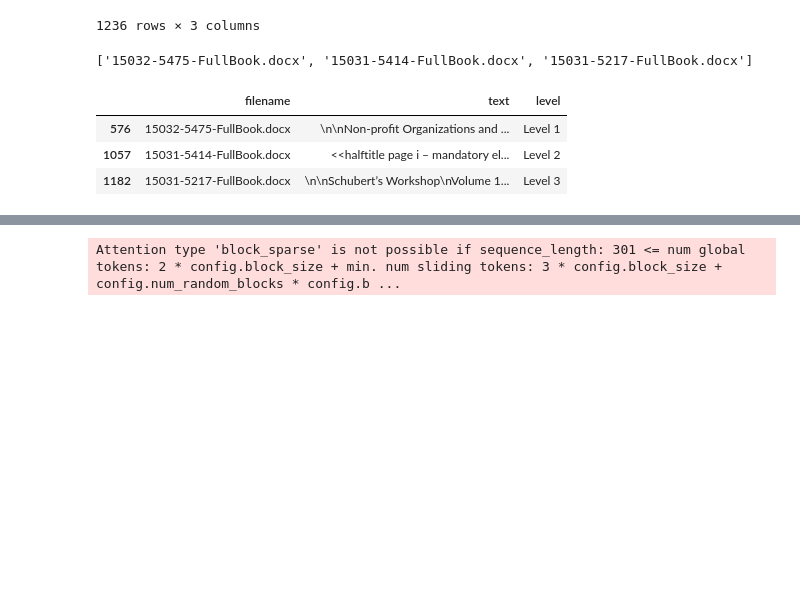
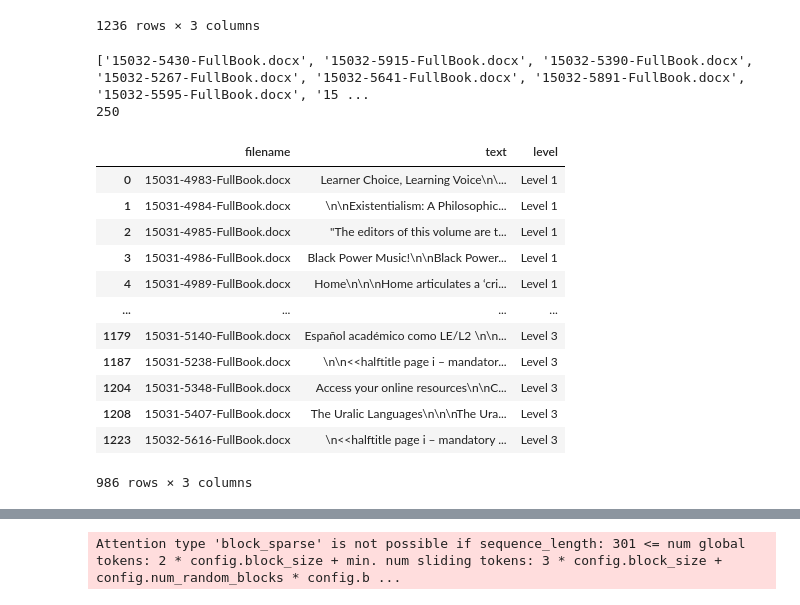
Before and after one commit to RiteshSoulpageGit/ritesh_manchikanti, a Jupyter notebook: Bigbird/inference.ipynb, the cells around one changed output, grey strips where cells are left out. Saved outputs shown, nothing was run; the diff lists cells and outputs as text; code cells hidden in the pictures; blank space fills up the shorter version.

```diff
--- a/Bigbird/inference.ipynb
+++ b/Bigbird/inference.ipynb
@@ -12,7 +12,7 @@ from transformers import AutoTokenizer, AutoModelForSequenceClassification
 # from typing import list
 # %%
 # Data_csv = pd.read_csv("/home/ubuntu/working_directory/Bert_experimentation/new_dataframe_50000_100000.csv")
-Data_csv = pd.read_csv("/home/ubuntu/cat_poc/llms/final_data.csv")
+Data_csv = pd.read_csv("/home/ubuntu/ritesh_manchikanti/final_data.csv")
 # Data_csv.drop('Unnamed: 0', axis=1, inplace=True)
 Data_csv
 # %% [output]
@@ -68,25 +68,36 @@ def stack_tokens_from_all_chunks(input_id_chunks, mask_chunks):
 # %%
 import pandas as pd
 # Read the CSV file containing the filenames
-excluded_filenames_df = pd.read_csv('./ddp/selected_samples.csv')
+excluded_filenames_df = pd.read_csv('./ddp_2/selected_samples.csv')
 
 # Extract the filenames from the dataframe as a list
 excluded_filenames = excluded_filenames_df['filename'].tolist()
 
 # Print the list of excluded filenames
 print(excluded_filenames)
+print(len(excluded_filenames))
 # %% [output]
-['15032-5475-FullBook.docx', '15031-5414-FullBook.docx', '15031-5217-FullBook.docx']
+['15032-5430-FullBook.docx', '15032-5915-FullBook.docx', '15032-5390-FullBook.docx', '15032-5267-FullBook.docx', '15032-5641-FullBook.docx', '15032-5891-FullBook.docx', '15032-5595-FullBook.docx', '15 ...
+250
 # %%
-new_df = Data_csv[Data_csv['filename'].isin(excluded_filenames)]
+new_df = Data_csv[~Data_csv['filename'].isin(excluded_filenames)]
 new_df
 # Print the new dataframe
 # print(new_df)
 # %% [output]
 |  | filename | text | level |
-| 576 | 15032-5475-FullBook.docx | \n\nNon-profit Organizations and ... | Level 1 |
-| 1057 | 15031-5414-FullBook.docx | <<halftitle page i – mandatory el... | Level 2 |
-| 1182 | 15031-5217-FullBook.docx | \n\nSchubert’s Workshop\nVolume 1... | Level 3 |
+| 0 | 15031-4983-FullBook.docx | Learner Choice, Learning Voice\n\... | Level 1 |
+| 1 | 15031-4984-FullBook.docx | \n\nExistentialism: A Philosophic... | Level 1 |
+| 2 | 15031-4985-FullBook.docx | "The editors of this volume are t... | Level 1 |
+| 3 | 15031-4986-FullBook.docx | Black Power Music!\n\nBlack Power... | Level 1 |
+| 4 | 15031-4989-FullBook.docx | Home\n\n\nHome articulates a ‘cri... | Level 1 |
+| ... | ... | ... | ... |
+| 1179 | 15031-5140-FullBook.docx | Español académico como LE/L2 \n\n... | Level 3 |
+| 1187 | 15031-5238-FullBook.docx | \n\n<<halftitle page i – mandator... | Level 3 |
+| 1204 | 15031-5348-FullBook.docx | Access your online resources\n\nC... | Level 3 |
+| 1208 | 15031-5407-FullBook.docx | The Uralic Languages\n\n\nThe Ura... | Level 3 |
+| 1223 | 15032-5616-FullBook.docx | \n<<halftitle page i – mandatory ... | Level 3 |
+986 rows × 3 columns
 # %%
 
 import pandas as pd
```
Also changed, not shown: parts of 1 cell of this notebook, 3 other files.
